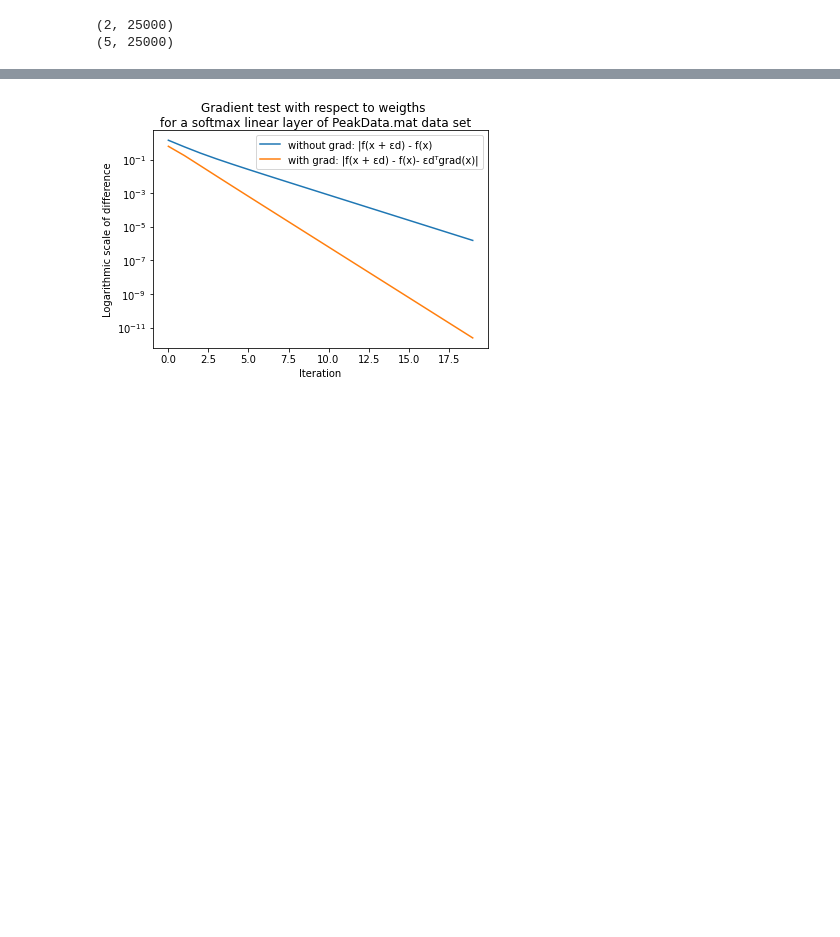
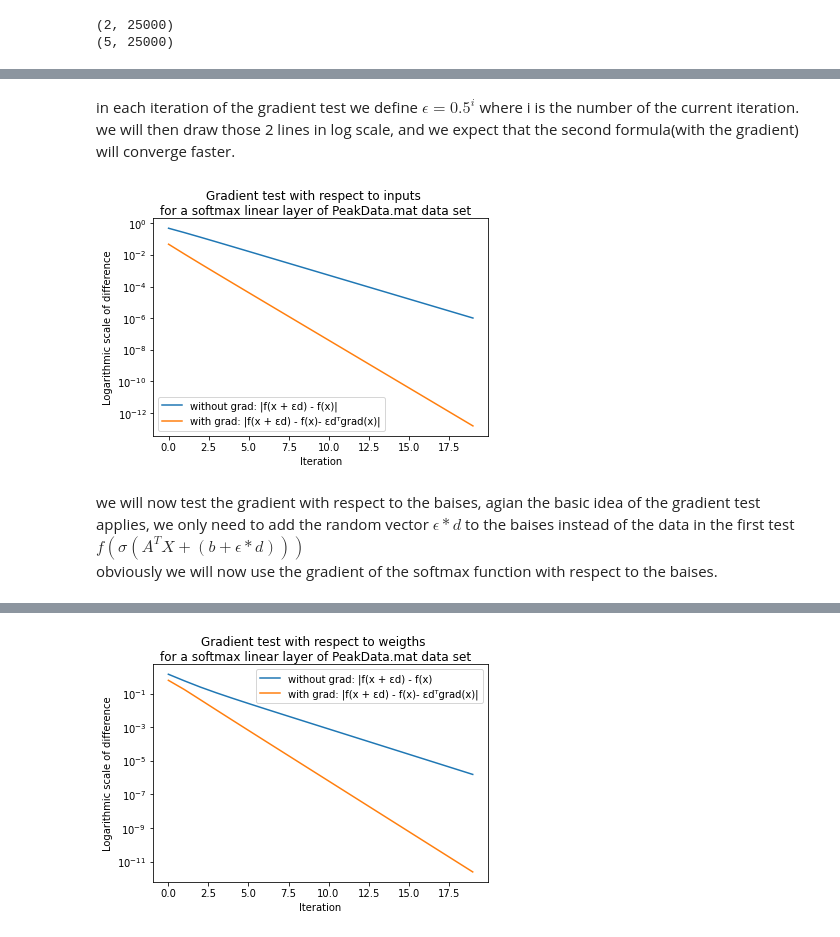
Before and after one commit to danikv/DeepLearningEx1, a Jupyter notebook: Ex1.ipynb, the cells around one changed output, grey strips where cells are left out. Cells and saved outputs as stored; diff of their text form; code cells hidden in the pictures; blank space fills up the shorter version.

```diff
--- a/Ex1.ipynb
+++ b/Ex1.ipynb
@@ -186,0 +91,41 @@ class linear_layer:
+# %%
+def create_random_vector(dim_in, dim_out):
+    d = np.random.normal(.5, .5, size=(dim_in, dim_out))
+    return d / np.linalg.norm(d)
+
+def gradient_test_with_respect_to_data(loss, linear_layer, X, Y):
+    dim_out = Y.shape[0]
+    dim_in = X.shape[0]
+    d_input = create_random_vector(dim_in, 1)
+    without_gradient = []
+    with_gradient = []
+    for i in range(20):
+        e = np.power(0.5, i)
+        vec = e * d_input
+        predictions = linear_layer(X)
+        predictions_d = linear_layer(X + vec)
+        _, _, grad_data = linear_layer.gradient(X, Y, predictions - Y)
+        diff_f = loss(Y, predictions_d) - loss(Y, predictions)
+        without_gradient.append(np.abs(diff_f))
+        with_gradient.append(np.abs(diff_f - vec.T.dot(grad_data).reshape(1)))
+    return without_gradient, with_gradient
+# %% [markdown]
+in each iteration of the gradient test we define $ \epsilon = 0.5^i $ where i is the number of the current iteration. <br>
+we will then draw those 2 lines in log scale, and we expect that the second formula(with the gradient) will converge faster.
+# %%
+without_grad, with_grad = gradient_test_with_respect_to_data(cross_entropy_loss, linear_layer(2,5, softmax()),
+                                                               X[:, 0].reshape(2,1), Y[:, 0].reshape(5,1))
+
+plt.suptitle('Gradient test with respect to inputs \nfor a softmax linear layer of PeakData.mat data set')
+plt.plot(without_grad, label='without grad: |f(x + \u03B5d) - f(x)|')
+plt.plot(with_grad, label= 'with grad: |f(x + \u03B5d) - f(x)- \u03B5dᵀgrad(x)|')
+plt.yscale('log')
+plt.xlabel('Iteration')
+plt.ylabel('Logarithmic scale of difference')
+plt.legend()
+plt.show()
+# %% [output]
+[figure, added]
+# %% [markdown]
+we will now test the gradient with respect to the baises, agian the basic idea of the gradient test applies, we only need to add the random vector $ \epsilon * d $ to the baises instead of the data in the first test $ f(\sigma(A^TX + (b + \epsilon * d))) $ <br>
+obviously we will now use the gradient of the softmax function with respect to the baises.
```
Also changed, not shown: parts of 45 cells of this notebook.
